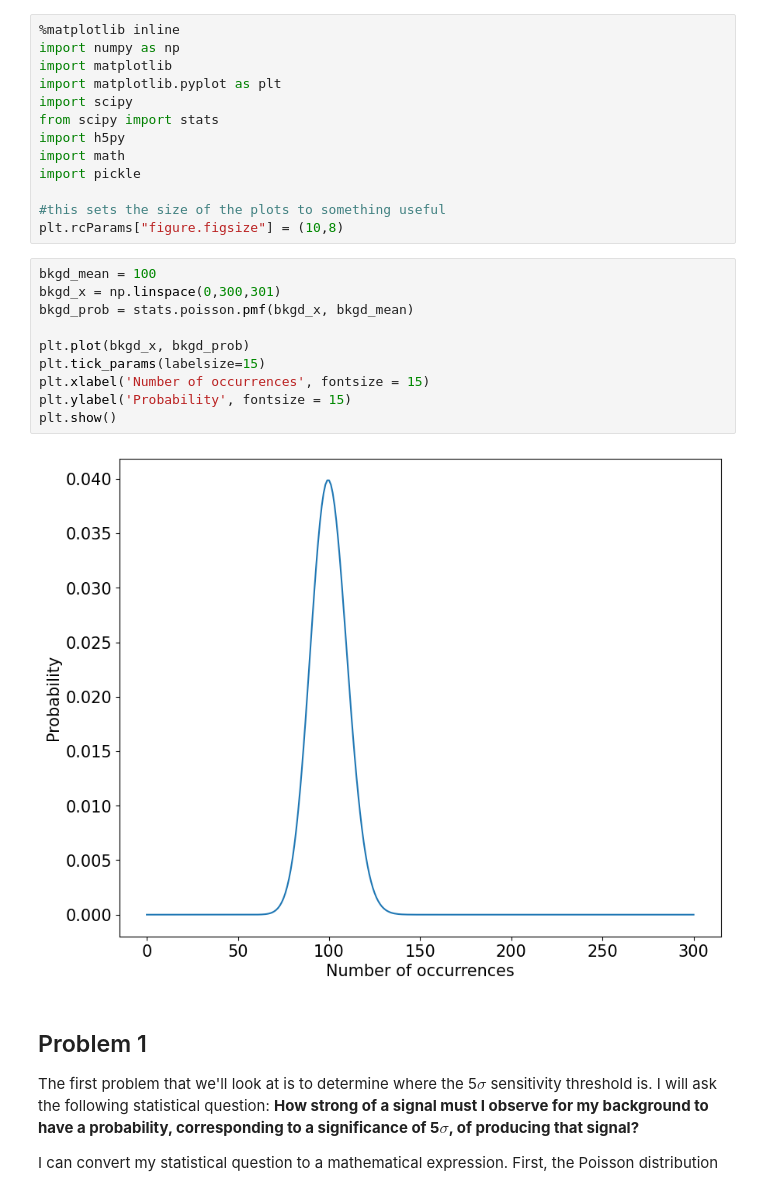
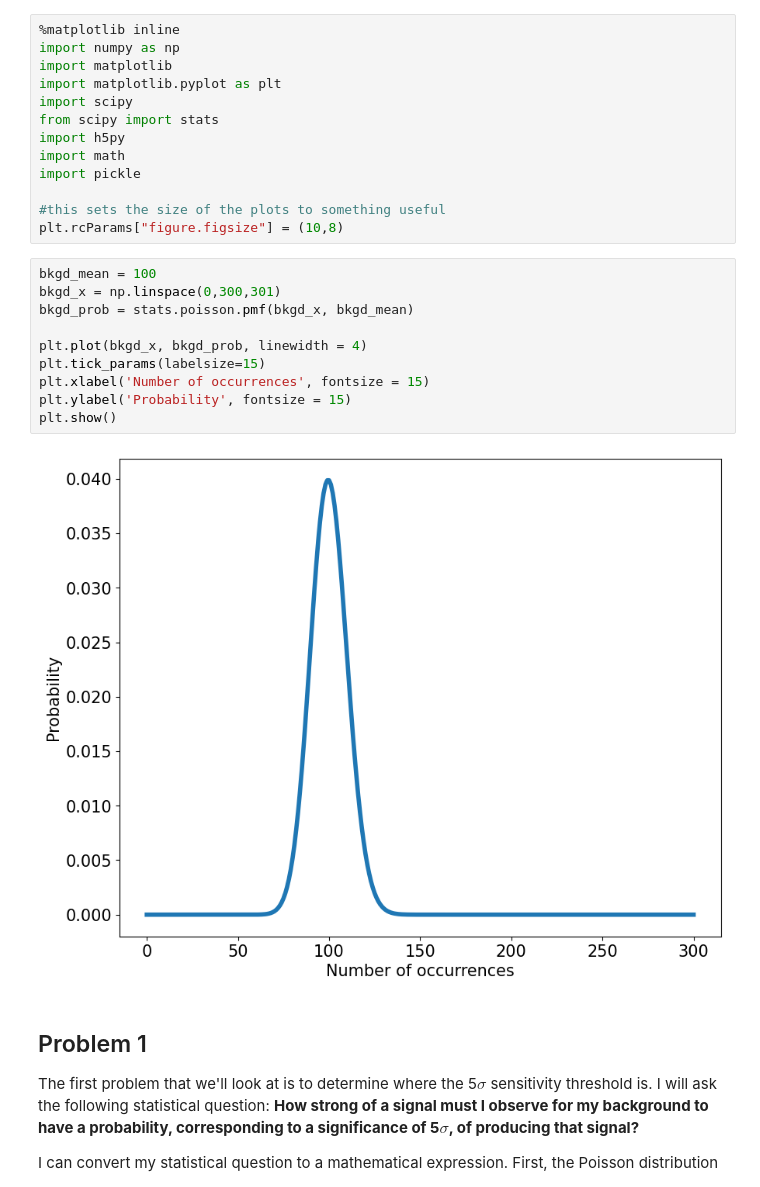
Before and after one commit to jenniv27/phys434, a Jupyter notebook: Labs/Lab6.ipynb, the cells around one changed output. Saved outputs shown, nothing was run; the diff lists cells and outputs as text.

```diff
--- a/Labs/Lab6.ipynb
+++ b/Labs/Lab6.ipynb
@@ -23,15 +23,15 @@ plt.rcParams["figure.figsize"] = (10,8)
 # %%
 bkgd_mean = 100
 bkgd_x = np.linspace(0,300,301)
 bkgd_prob = stats.poisson.pmf(bkgd_x, bkgd_mean)
 
-plt.plot(bkgd_x, bkgd_prob)
+plt.plot(bkgd_x, bkgd_prob, linewidth = 4)
 plt.tick_params(labelsize=15)
 plt.xlabel('Number of occurrences', fontsize = 15)
 plt.ylabel('Probability', fontsize = 15)
 plt.show()
 # %% [output]
-[figure, old version]
+[figure, new version]
 # %% [markdown]
 ## Problem 1
 The first problem that we'll look at is to determine where the 5$\sigma$ sensitivity threshold is. I will ask the following statistical question:
```
Also changed, not shown: parts of 13 cells of this notebook.
